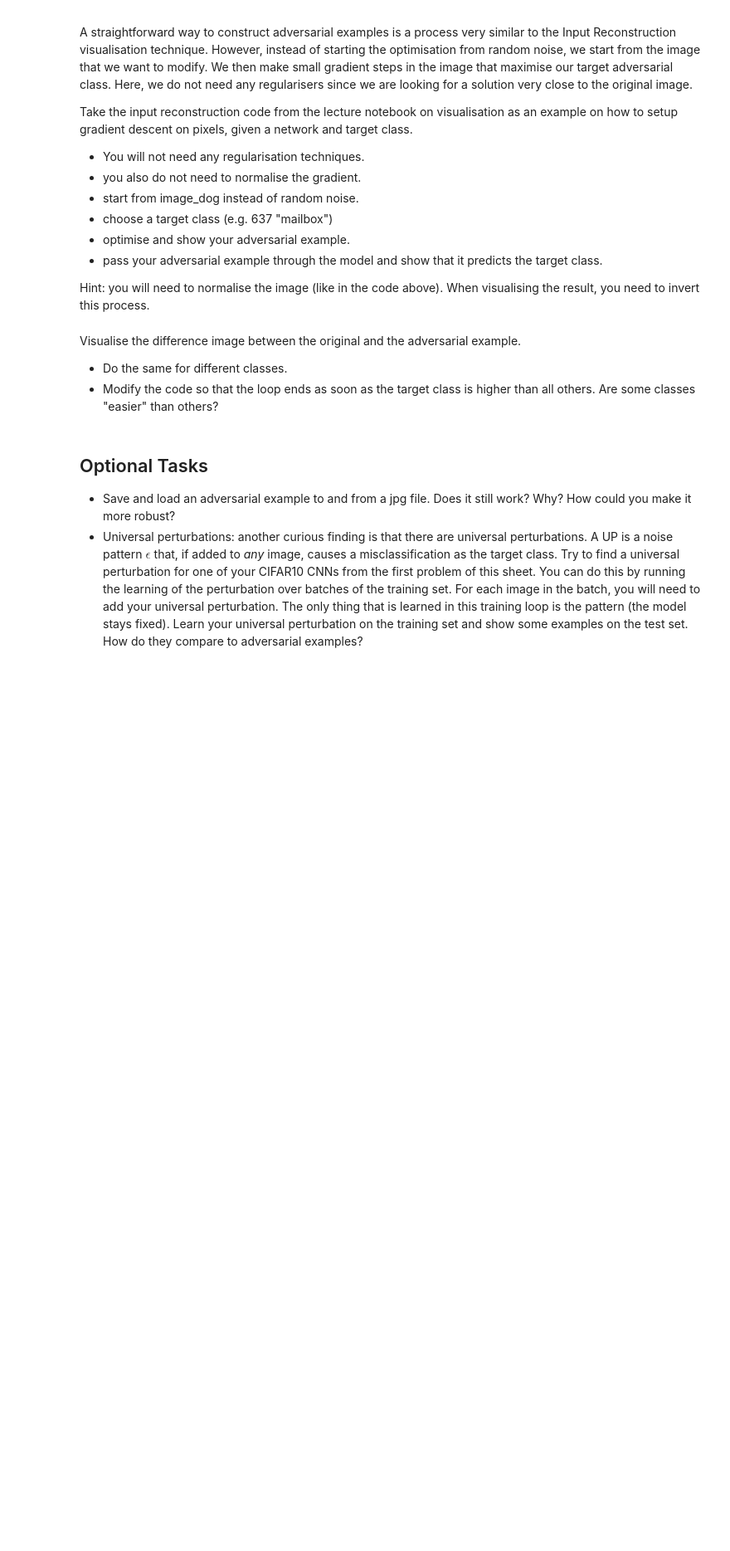
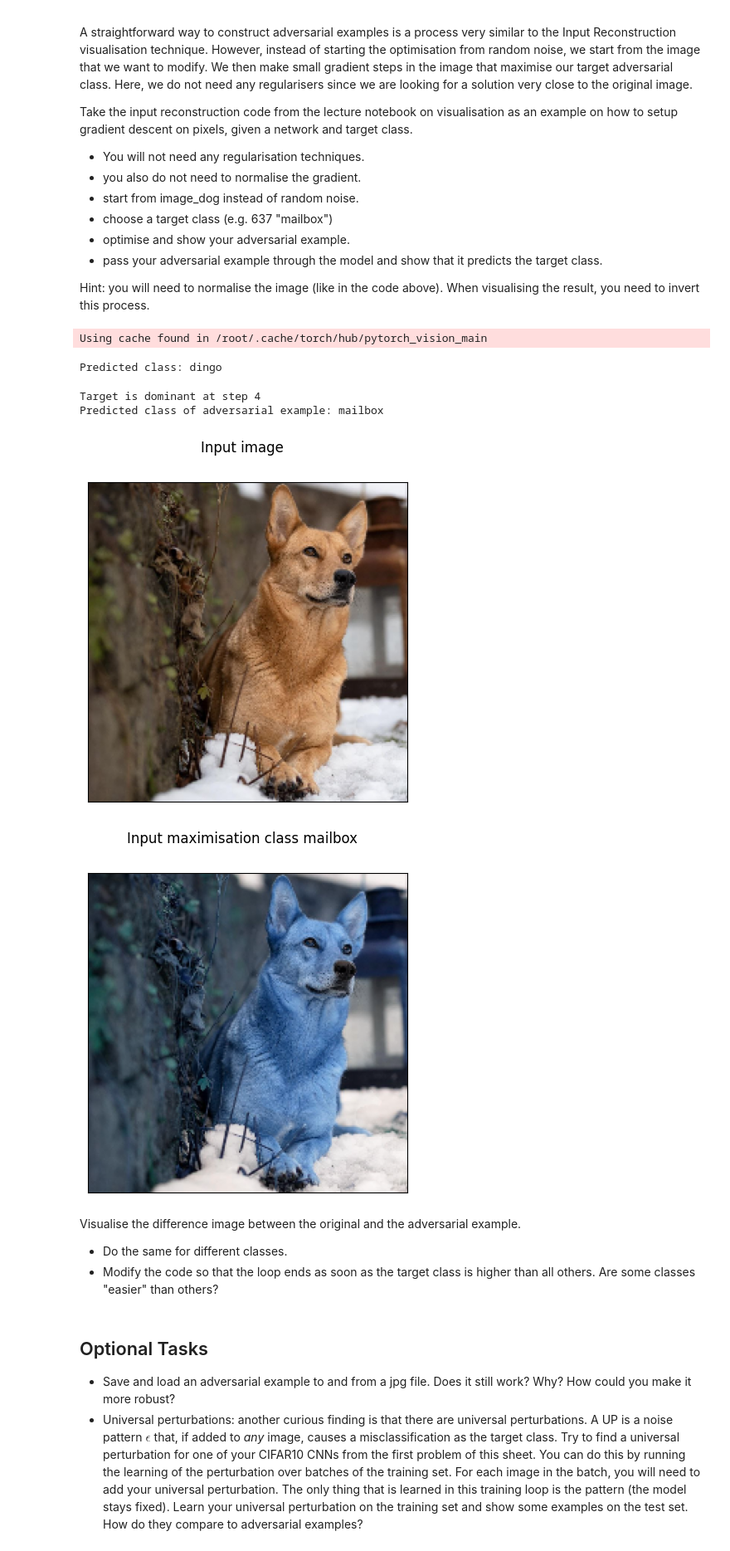
Before and after one commit to alexandre-bismuth/ComputerVision, a Jupyter notebook: practical2.ipynb, the cells around one changed output. Shown at 83% size. Saved outputs shown, nothing was run; the diff lists cells and outputs as text; code cells hidden in the pictures; blank space fills up the shorter version.

```diff
--- a/practical2.ipynb
+++ b/practical2.ipynb
@@ -533,37 +578,54 @@ image = torch.from_numpy(image).float()
 
 def de_normalise_image(x):
     # TODO: denormalise image (test it by using it on the normalised image and plot it)
+    x = x.squeeze(0).permute(1, 2, 0).numpy()
+    x = x * np.array([0.229, 0.224, 0.225])
+    x = x + np.array([0.485, 0.456, 0.406])
+    x = np.clip(x, 0, 1)
     return x
 
 model = torch.hub.load('pytorch/vision', 'resnet50', weights=torchvision.models.resnet.ResNet50_Weights.DEFAULT)
 class_names = torchvision.models.resnet.ResNet18_Weights.DEFAULT.meta["categories"]
 
 # pass image through model
 output = model(image)
 pred = output.argmax()
 print(f'Predicted class: {class_names[pred]}')
 
 top_class = 637 # This is the class for 'mailbox'
 num_iterations = 50
-input = 0  # TODO: initialise with image
+input = image.clone().detach()  # TODO: initialise with image
 input = torch.nn.Parameter(input, requires_grad=True)
 optimizer = torch.optim.Adam([input], lr=0.1)
 
 for i in tqdm(range(num_iterations)):
     prediction = model(input)
-    loss = 0  # TODO: find a loss function that maximises the class score
+    loss = -prediction[0, top_class]  # TODO: find a loss function that maximises the class score
     optimizer.zero_grad()
     loss.backward()
     optimizer.step()
+
+    # Added code for early stopping
+    logits = model(input)[0]
+    if logits.argmax().item() == top_class:
+        print(f"Target is dominant at step {i+1}")
+        break
 
 vis = Visualizer(num_rows=1, num_cols=1, figsize=(5,5), axis_off=True, title=f'Input maximisation class {class_names[top_class]}')
 vis.add_image_subplot(0, 0, de_normalise_image(image))
 
 # pass image through model
 output = model(input)
 # get class index
 pred = output.argmax()
 print(f'Predicted class of adversarial example: {class_names[pred]}')
+# %% [output]
+Using cache found in /root/.cache/torch/hub/pytorch_vision_main
+Predicted class: dingo
+Target is dominant at step 4
+Predicted class of adversarial example: mailbox
+[figure, added]
+[figure, added]
 # %% [markdown]
 Visualise the difference image between the original and the adversarial example.
 * Do the same for different classes.
```
Also changed, not shown: parts of 5 cells of this notebook.
